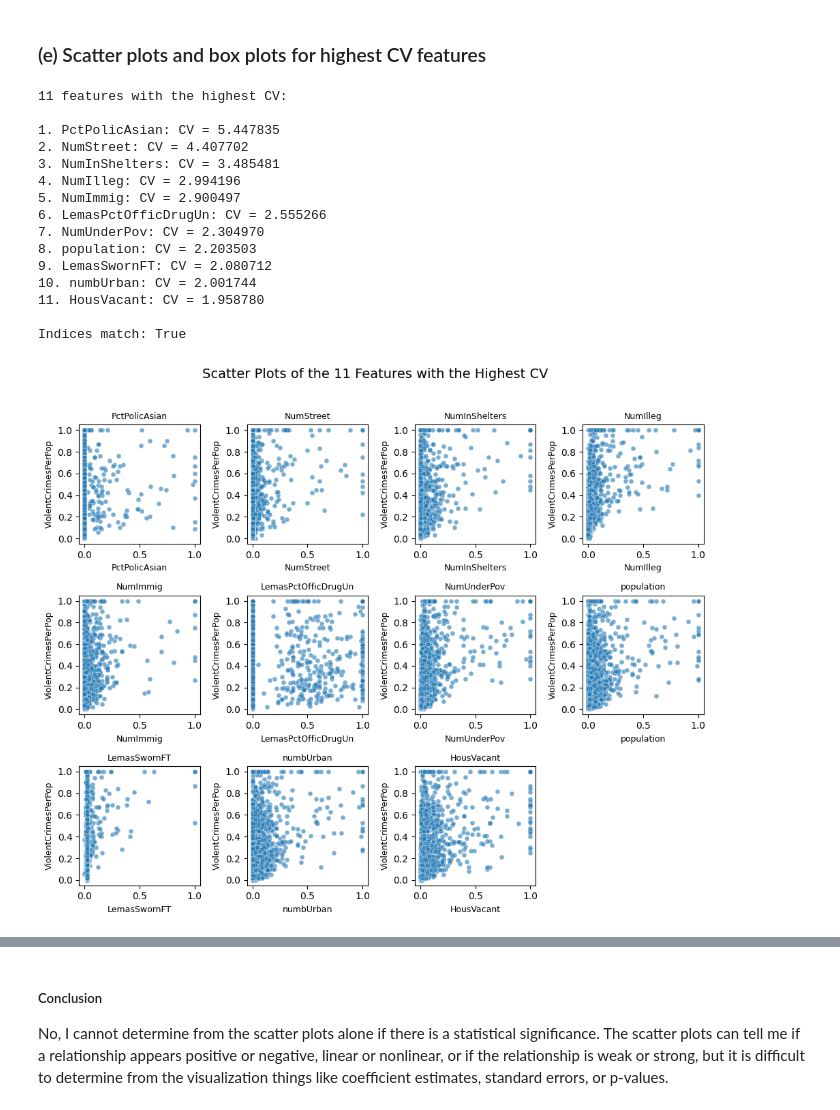
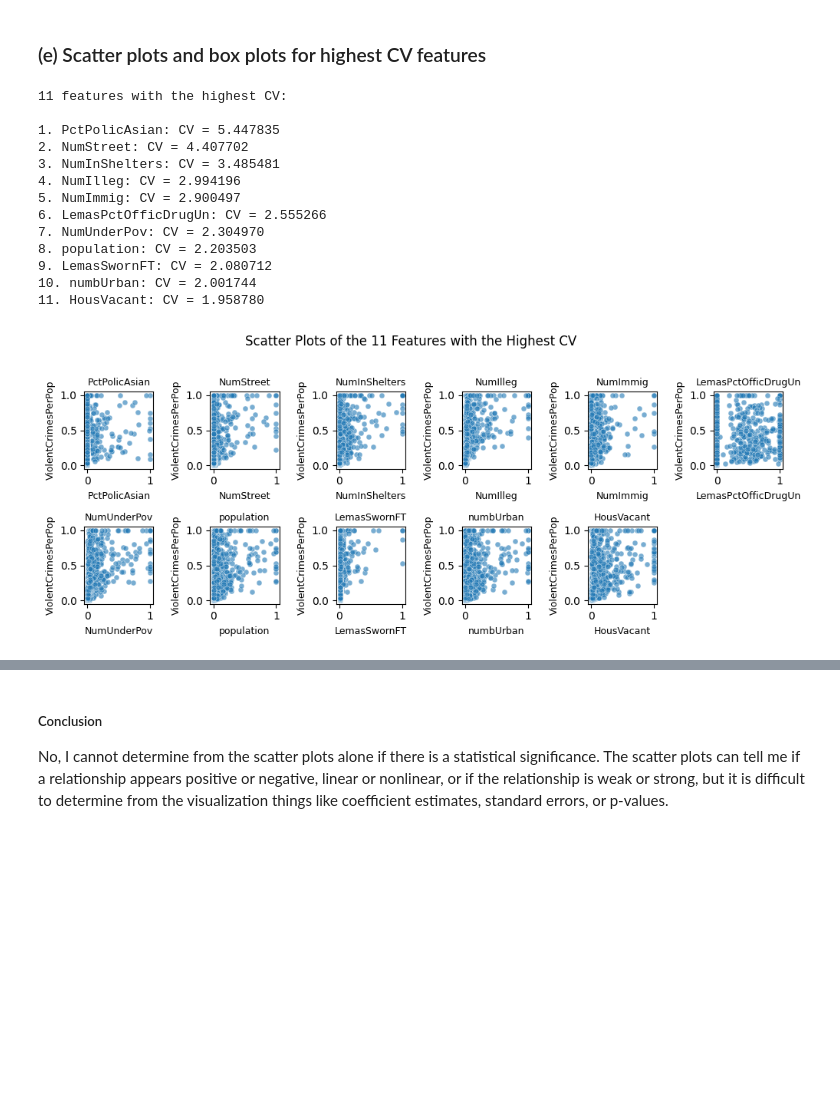
Before and after one commit to gblombach/DSCI-552_Homework_5, a Jupyter notebook: notebooks/Blombach_George_HW5.ipynb, the cells around one changed output, grey strips where cells are left out. Saved outputs shown, nothing was run; the diff lists cells and outputs as text; code cells hidden in the pictures; blank space fills up the shorter version.

```diff
--- a/notebooks/Blombach_George_HW5.ipynb
+++ b/notebooks/Blombach_George_HW5.ipynb
@@ -332,10 +305,10 @@ top_11_features = (valid_cv_results.nlargest(11, "CV").index.tolist())
 print("11 features with the highest CV:\n")
 for rank, feature in enumerate(top_11_features, start=1):
     print(f"{rank}. {feature}: "f"CV = {cv_results.loc[feature, 'CV']:.6f}")
-#reconstruct response
+# Reconstruct response
 y_full = pd.concat([y_train, y_test]).sort_index()
 # Confirm that predictors and response have matching indices
-print( "\nIndices match:", X_imputed.index.equals(y_full.index))
+#print( "\nIndices match:", X_imputed.index.equals(y_full.index))
 # %% [output]
 11 features with the highest CV:
 
@@ -350,25 +323,23 @@ print( "\nIndices match:", X_imputed.index.equals(y_full.index))
 9. LemasSwornFT: CV = 2.080712
 10. numbUrban: CV = 2.001744
 11. HousVacant: CV = 1.958780
-
-Indices match: True
 # %%
 #make scatter plots
-fig, axes = plt.subplots(nrows=3, ncols=4, figsize=(10, 8))
+fig, axes = plt.subplots(nrows=2, ncols=6, figsize=(10, 4))
 axes = axes.flatten()
 for i, feature in enumerate(top_11_features):
     sns.scatterplot(x=X_imputed[feature], y=y_full,  ax=axes[i], s=25, alpha=0.6)
     axes[i].set_title(feature, fontsize=9)
     axes[i].set_xlabel(feature, fontsize=9)
     axes[i].set_ylabel("ViolentCrimesPerPop", fontsize=9)
 # Remove the unused 12th subplot
 for i in range(len(top_11_features), len(axes)):
     fig.delaxes(axes[i])
-plt.suptitle("Scatter Plots of the 11 Features with the Highest CV", fontsize=14, y=1.02)
+plt.suptitle("Scatter Plots of the 11 Features with the Highest CV", fontsize=12, y=1.02)
 plt.tight_layout()
 plt.show()
 # %% [output]
-[figure, old version]
+[figure, new version]
 # %%
 # make box plot with all 11 features
 plt.figure(figsize=(5, 5))
```
Also changed, not shown: parts of 17 cells of this notebook, 2 other files.
